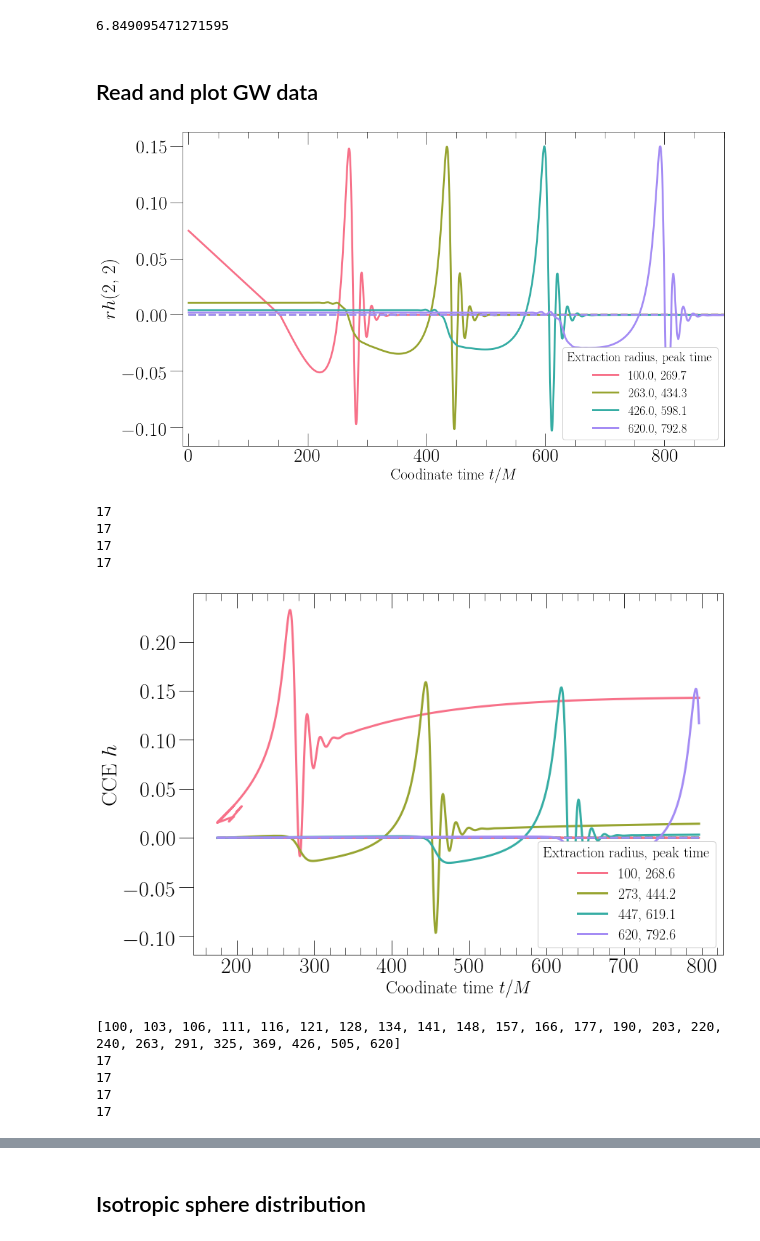
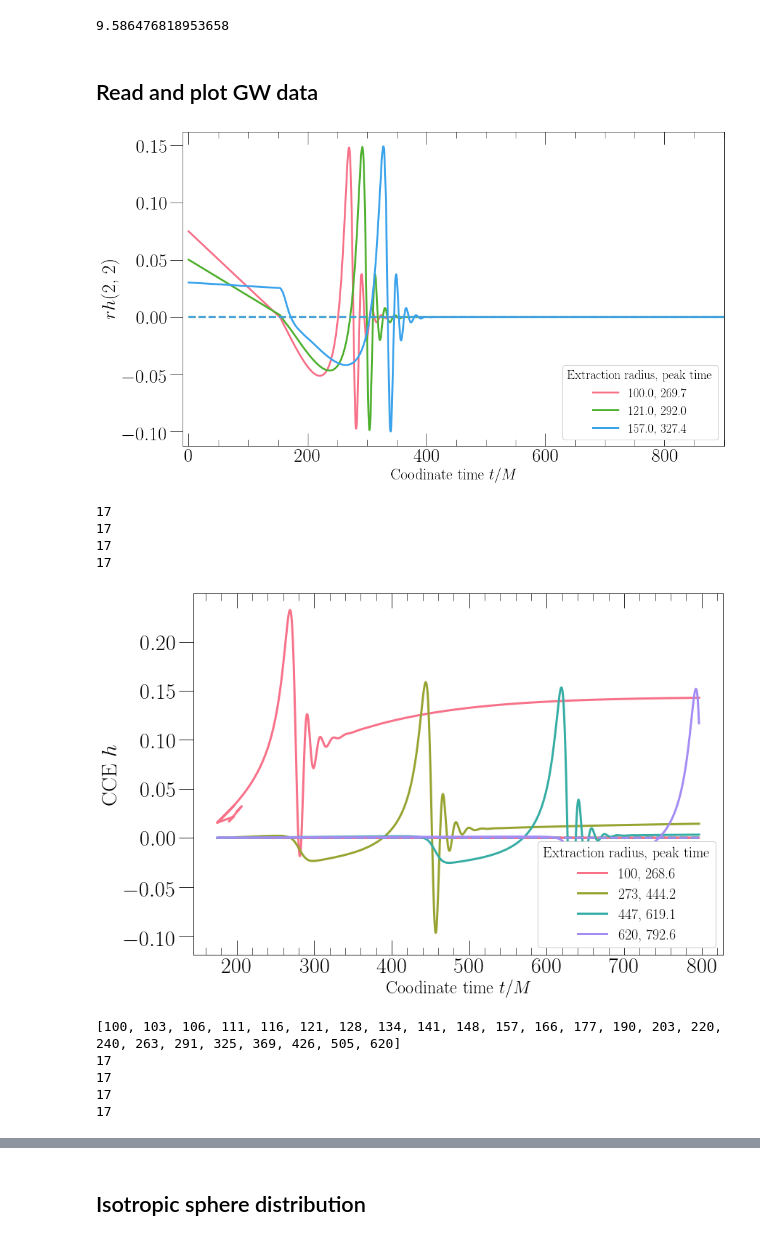
Before and after one commit to mariaokounkova/TracingMerger, a Jupyter notebook: Waveforms.ipynb, the cells around one changed output, grey strips where cells are left out. Drawn from its saved outputs; the diff is of its cells as text; code cells hidden in the pictures.

```diff
--- a/Waveforms.ipynb
+++ b/Waveforms.ipynb
@@ -99,9 +99,9 @@ def ComputeAperatureAngle(Radius):
 
 ComputeAperatureAngle(100)
 
-ComputeAperatureAngle(220)
+ComputeAperatureAngle(157)
 # %% [output]
-6.849095471271595
+9.586476818953658
 # %% [markdown]
 ## Read and plot GW data
 # %%
@@ -204,7 +204,8 @@ def PlotRadiiStrain(p):
     mode = (2,2)
 
     #radii = [0, 15, 20, 22, 23]
-    radii = [0, 17, 21, 23]
+    #radii = [0, 17, 21, 23]
+    radii = [0, 5, 10]
     cs = sns.color_palette('husl', n_colors=len(radii))
 
     for rad, i in zip(radii, range(len(radii))):
@@ -234,35 +235,35 @@ def PlotPeakTimes(p):
     peak_times = []
     radii = []
 
     for rad in rads:
         radius = int(GetWaveformRadius(p, rad))
         time, data = GetStrainMode(p, (2,2), radius=rad)
         tt = GetPeakTimeMode(time,np.absolute(data))
         peak_times.append(tt)
         radii.append(radius)
 
-    plt.plot(radii, peak_times, 'o', color='pink', alpha=0.5)
+    plt.plot(radii, peak_times, '-o', color='pink', alpha=0.5)
     print(radii)
 
     ## CCE times
     cce_rads = [100, 273, 447, 620]
     cce_peak_times = []
     for rad in cce_rads:
         time, data = GetCCEWaveform(p, str(rad))
         tt = GetPeakTimeMode(time, np.absolute(data))
         cce_peak_times.append(tt)
 
     plt.plot(cce_rads, cce_peak_times, 'o', markersize = 10, color='red', alpha=0.5)
 
     plt.xlabel('Extraction Radius [M]')
     plt.ylabel('$h$ Peak Time [M]')
     plt.show()
 
 PlotRadiiStrain('Data/JoinedLev2/')
 PlotRadiiCCE('Data/JoinedLev2/')
 PlotPeakTimes('Data/JoinedLev2/')
 # %% [output]
-[figure, old version]
+[figure, new version]
 17
 17
 17
```
Also changed, not shown: 2 other files.
